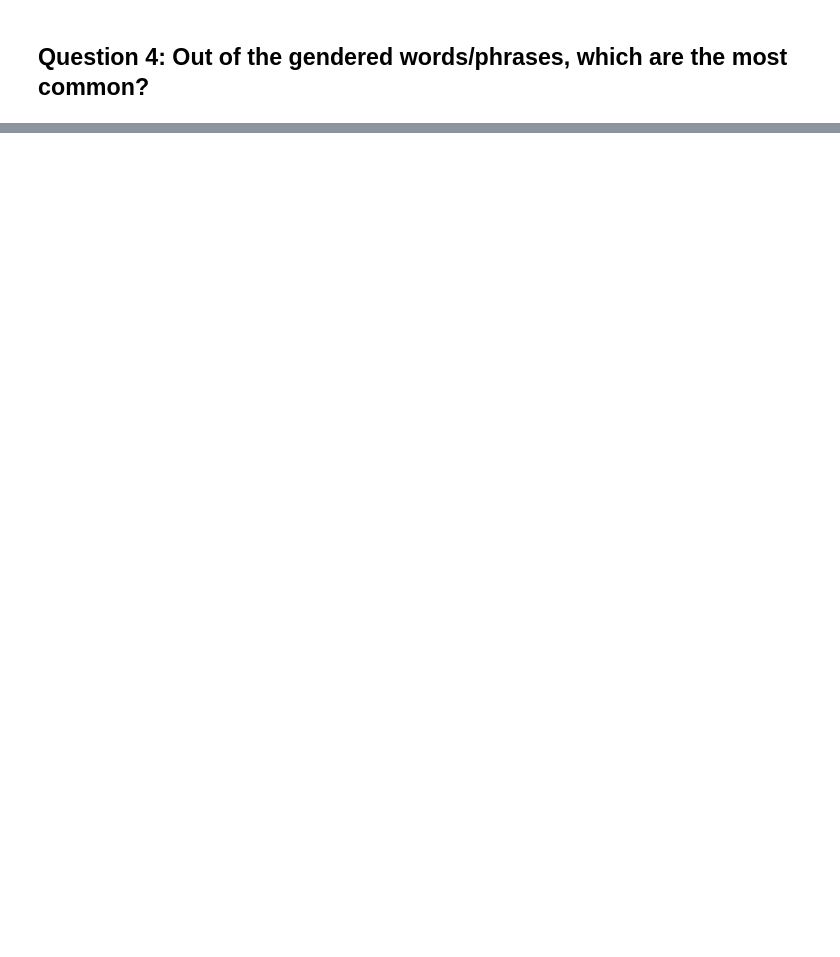
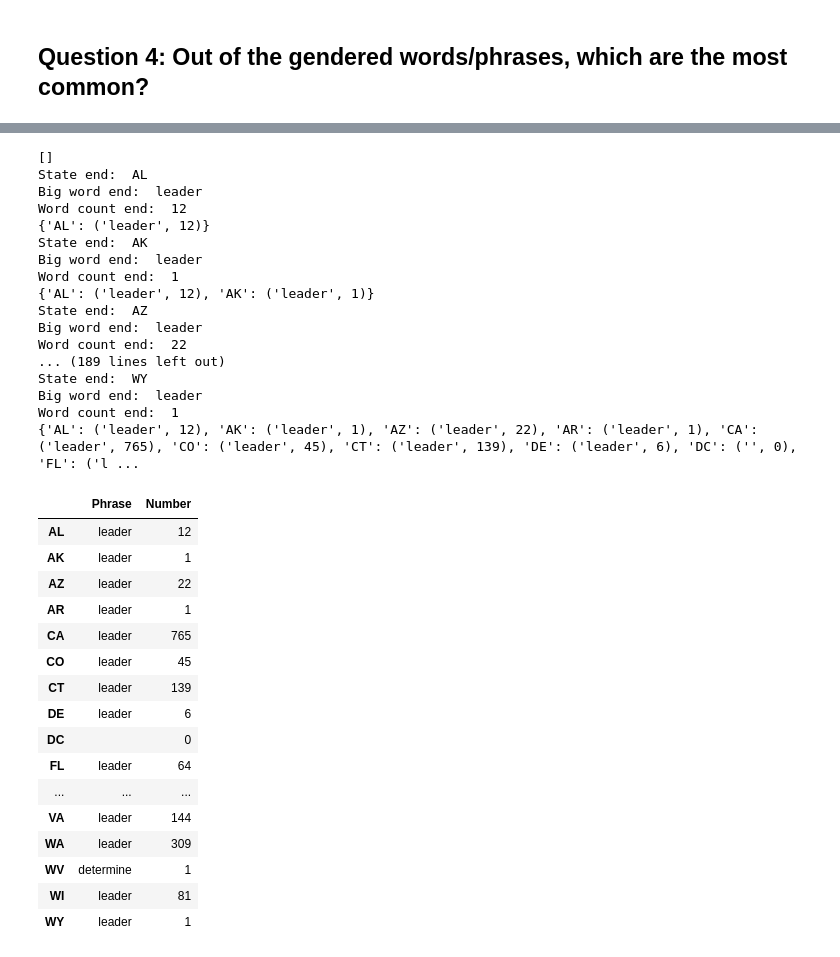
Before and after one commit to Kyle1668/cse184-pronoun-analysis, a Jupyter notebook: analysis/Final Analysis and Findings.ipynb, the cells around one changed output, grey strips where cells are left out. Saved outputs shown, nothing was run; the diff lists cells and outputs as text; code cells hidden in the pictures; blank space fills up the shorter version.

```diff
--- a/analysis/Final Analysis and Findings.ipynb
+++ b/analysis/Final Analysis and Findings.ipynb
@@ -472,0 +568,23 @@ percentage 0.014949172812437711
+# %%
+# Drop cells that aren't US States
+drop_list = []
+for state in new_jobs['Location']:
+    if state not in states:
+        drop_list.append(state)
+#print(drop_list)
+
+# Create a DF that gives the number of jobs for each state that uses these phrases
+state_count = new_jobs['Location'].value_counts()
+#print(state_count)
+
+print(len(state_count))
+state_count = state_count.drop(labels = drop_list)
+state_count = state_count.to_frame()
+
+print(len(state_count))
+print(type(state_count))
+print("Number of jobs by state as a DF")
+#state_df_from_dict.sort_index()
+# state_count = state_count.sort_index()
+
+# (state_count)
@@ -472,0 +838,13 @@ percentage 0.014949172812437711
+# %%
+# new_jobs is a dataframe --> pass in dataframe
+def drop_states(new_jobs):
+    drop_list = []
+    for state in new_jobs['Location']:
+        if state not in states:
+            drop_list.append(state)
+    print(drop_list)
+
+    state_count = new_jobs['Location'].value_counts()
+    state_count = state_count.drop(labels = drop_list)
+    state_count = state_count.to_frame()
+    return state_count
@@ -472,0 +963,43 @@ percentage 0.014949172812437711
+# %%
+# Function(s) for other code done above
+# Finish working on map and geopandas stuff
+# Create the bar graph that groups the same words together -> 'lead' has multiple bars for the states it appears
+state_map_param = state_map = gpd.read_file("gz_2010_us_040_00_20m.json")
+dataframe_maker(job_index_list_exec)
+drop_states(new_jobs)
+most_common_phrase_NLTK(new_jobs)
+# %% [output]
+[]
+State end:  AL
+Big word end:  leader
+Word count end:  12
+{'AL': ('leader', 12)}
+State end:  AK
+Big word end:  leader
+Word count end:  1
+{'AL': ('leader', 12), 'AK': ('leader', 1)}
+State end:  AZ
+Big word end:  leader
+Word count end:  22
+... (189 lines left out)
+State end:  WY
+Big word end:  leader
+Word count end:  1
+{'AL': ('leader', 12), 'AK': ('leader', 1), 'AZ': ('leader', 22), 'AR': ('leader', 1), 'CA': ('leader', 765), 'CO': ('leader', 45), 'CT': ('leader', 139), 'DE': ('leader', 6), 'DC': ('', 0), 'FL': ('l ...
+|  | Phrase | Number |
+| AL | leader | 12 |
+| AK | leader | 1 |
+| AZ | leader | 22 |
+| AR | leader | 1 |
+| CA | leader | 765 |
+| CO | leader | 45 |
+| CT | leader | 139 |
+| DE | leader | 6 |
+| DC |  | 0 |
+| FL | leader | 64 |
+| ... | ... | ... |
+| VA | leader | 144 |
+| WA | leader | 309 |
+| WV | determine | 1 |
+| WI | leader | 81 |
+| WY | leader | 1 |
```
Also changed, not shown: parts of 19 cells of this notebook.
